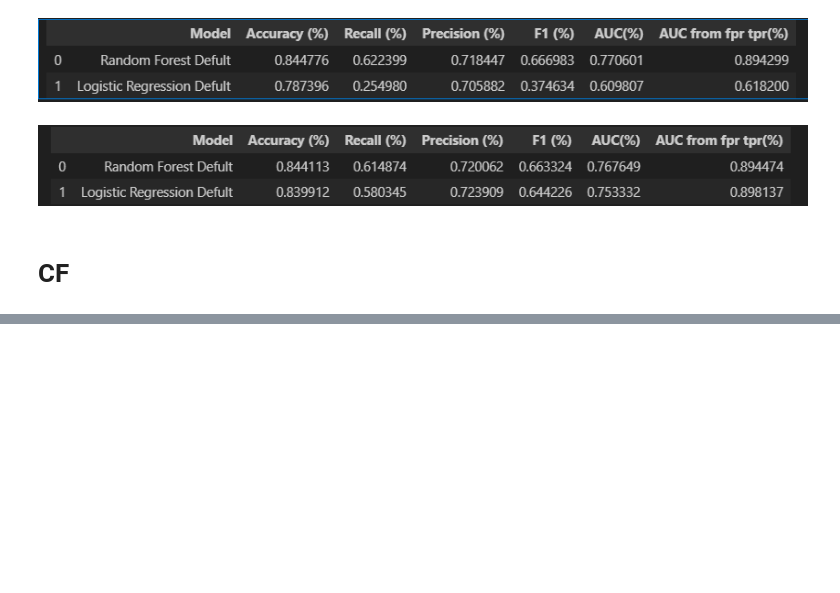
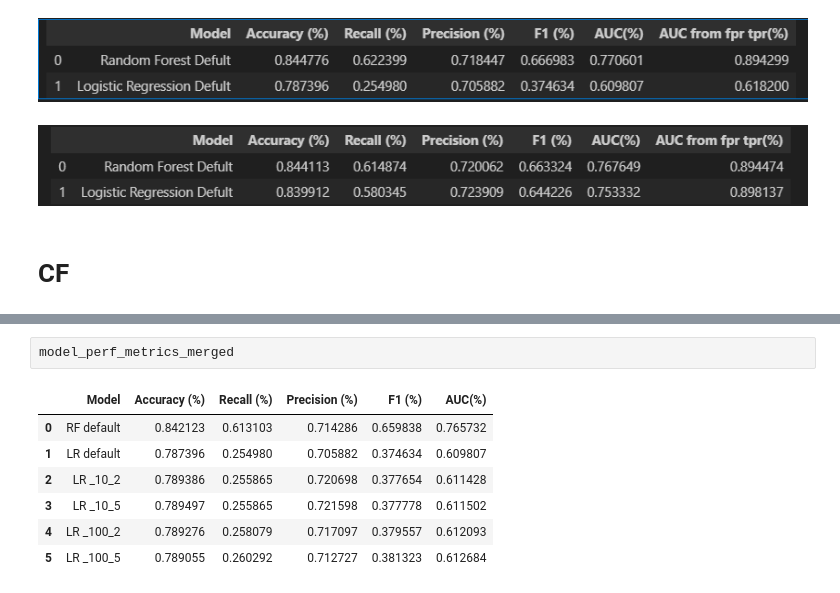
Before and after one commit to dideuzun/Thesis_Project, a Jupyter notebook: Adult Income/What have I done.ipynb, the cells around one changed output, grey strips where cells are left out. Drawn from its saved outputs; the diff is of its cells as text; blank space fills up the shorter version.

```diff
--- a/Adult Income/What have I done.ipynb
+++ b/Adult Income/What have I done.ipynb
@@ -489,0 +472,10 @@ Diverse Counterfactual set (new outcome: 1)
+# %%
+model_perf_metrics_merged
+# %% [output]
+|  | Model | Accuracy (%) | Recall (%) | Precision (%) | F1 (%) | AUC(%) |
+| 0 | RF default | 0.842123 | 0.613103 | 0.714286 | 0.659838 | 0.765732 |
+| 1 | LR default | 0.787396 | 0.254980 | 0.705882 | 0.374634 | 0.609807 |
+| 2 | LR _10_2 | 0.789386 | 0.255865 | 0.720698 | 0.377654 | 0.611428 |
+| 3 | LR _10_5 | 0.789497 | 0.255865 | 0.721598 | 0.377778 | 0.611502 |
+| 4 | LR _100_2 | 0.789276 | 0.258079 | 0.717097 | 0.379557 | 0.612093 |
+| 5 | LR _100_5 | 0.789055 | 0.260292 | 0.712727 | 0.381323 | 0.612684 |
```
Also changed, not shown: parts of 19 cells of this notebook.
